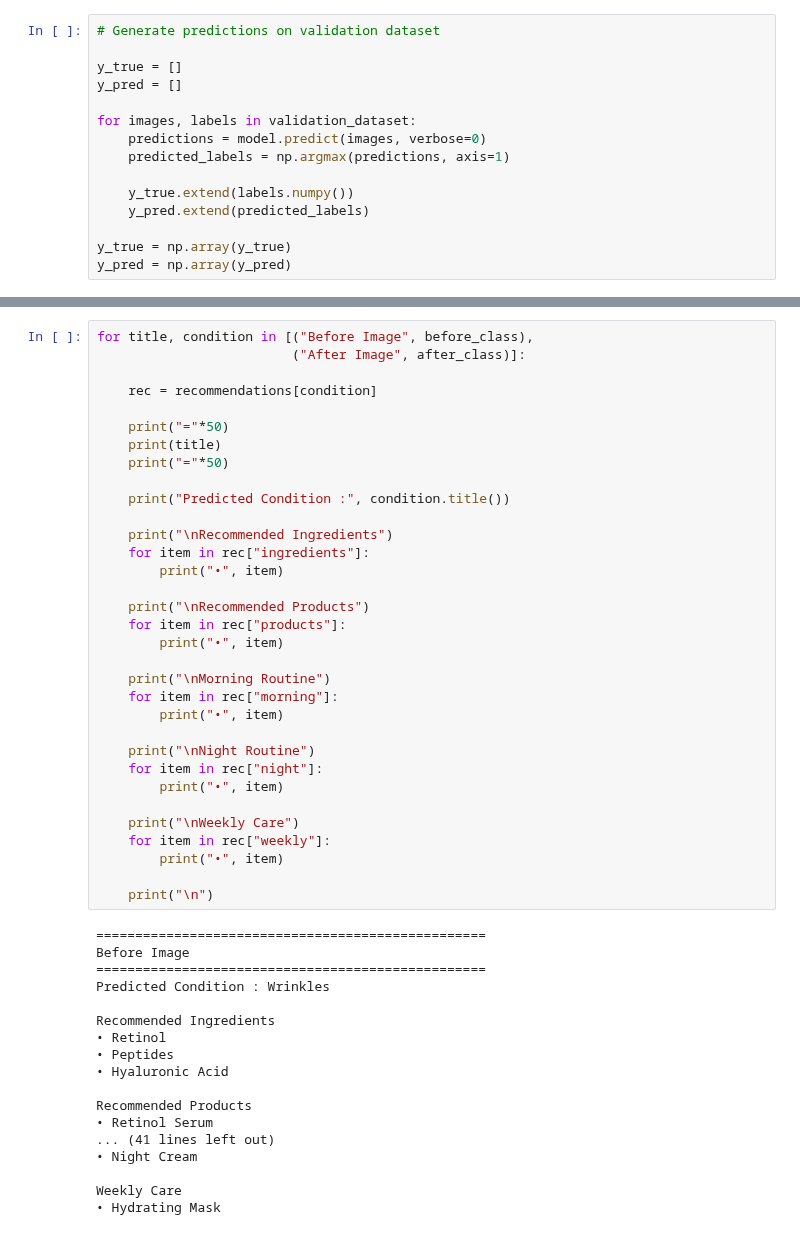
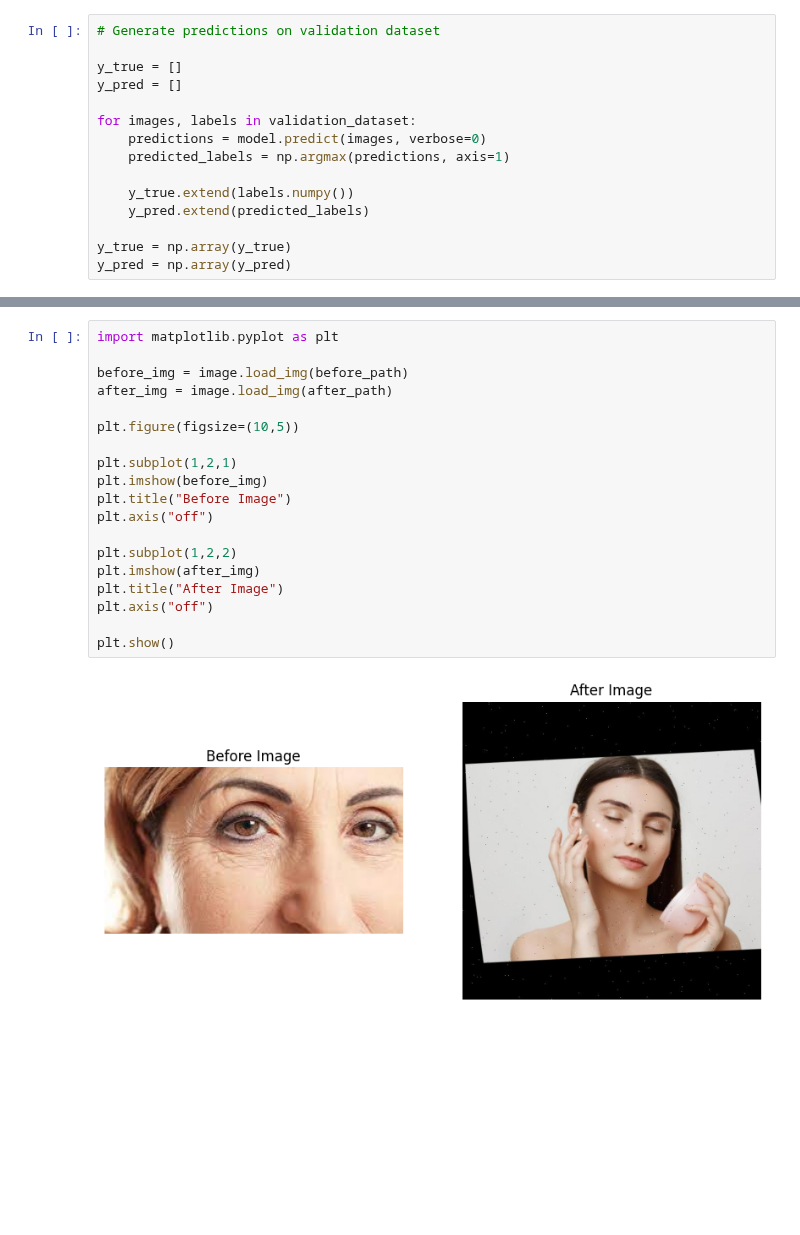
Before and after one commit to springboardmentor443m-coder/AI-Skin-Intelligence-Personalized-Skincare-Planner, a Jupyter notebook: face_analysis.ipynb, the cells around one changed output, grey strips where cells are left out. Saved outputs shown, nothing was run; the diff lists cells and outputs as text; blank space fills up the shorter version.

```diff
--- a/face_analysis.ipynb
+++ b/face_analysis.ipynb
@@ -548,51 +354,21 @@ recommendations = {
-# %%
-for title, condition in [("Before Image", before_class),
-                         ("After Image", after_class)]:
-
-    rec = recommendations[condition]
-
-    print("="*50)
-    print(title)
-    print("="*50)
-
-    print("Predicted Condition :", condition.title())
-
-    print("\nRecommended Ingredients")
-    for item in rec["ingredients"]:
-        print("•", item)
-
-    print("\nRecommended Products")
-    for item in rec["products"]:
-        print("•", item)
-
-    print("\nMorning Routine")
-    for item in rec["morning"]:
-        print("•", item)
-
-    print("\nNight Routine")
-    for item in rec["night"]:
-        print("•", item)
-
-    print("\nWeekly Care")
-    for item in rec["weekly"]:
-        print("•", item)
-
-    print("\n")
-# %% [output]
-==================================================
-Before Image
-==================================================
-Predicted Condition : Wrinkles
-
-Recommended Ingredients
-• Retinol
-• Peptides
-• Hyaluronic Acid
-
-Recommended Products
-• Retinol Serum
-... (41 lines left out)
-• Night Cream
-
-Weekly Care
-• Hydrating Mask
+# %%
+import matplotlib.pyplot as plt
+
+before_img = image.load_img(before_path)
+after_img = image.load_img(after_path)
+
+plt.figure(figsize=(10,5))
+
+plt.subplot(1,2,1)
+plt.imshow(before_img)
+plt.title("Before Image")
+plt.axis("off")
+
+plt.subplot(1,2,2)
+plt.imshow(after_img)
+plt.title("After Image")
+plt.axis("off")
+
+plt.show()
+# %% [output]
+[figure, added]
```
Also changed, not shown: parts of 21 cells of this notebook, 3 other files.
